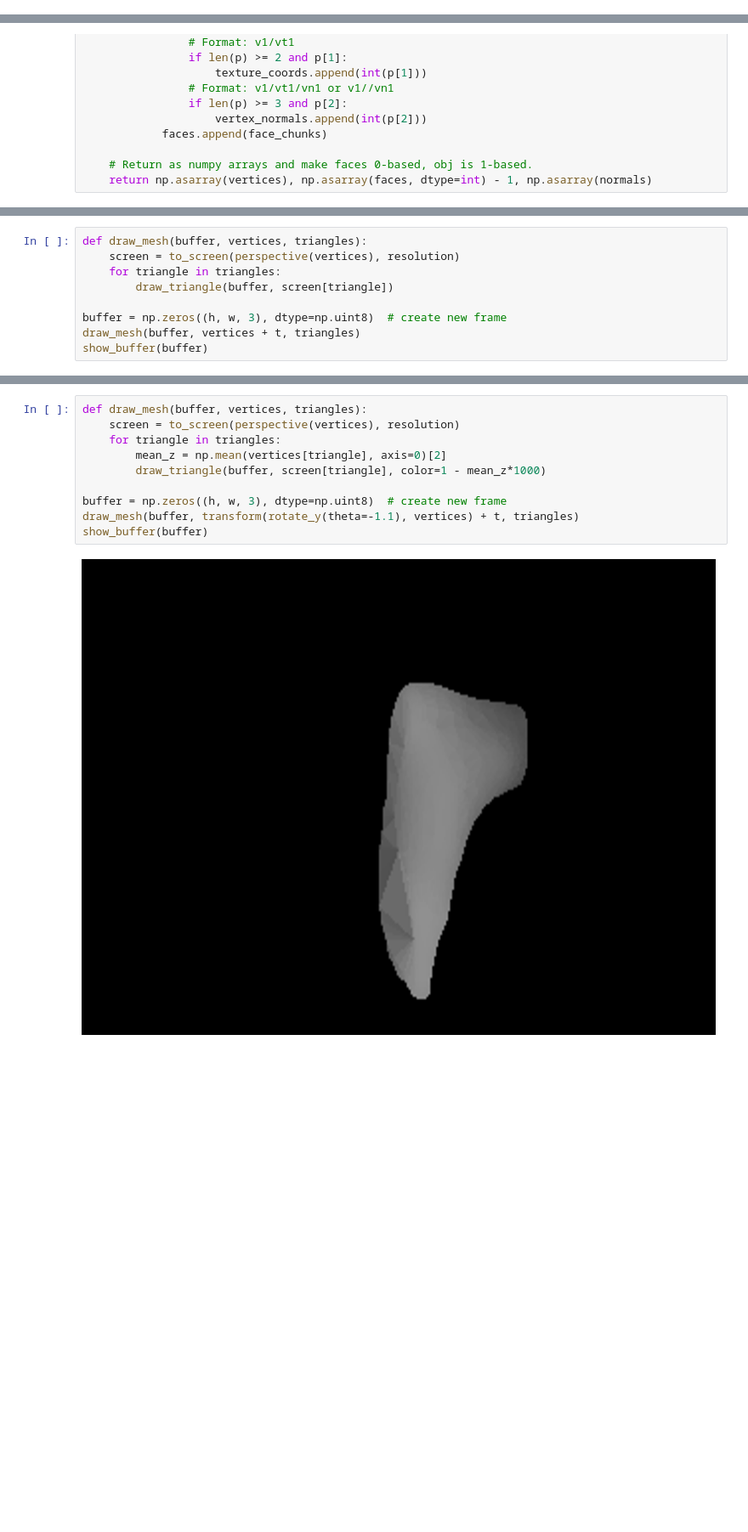
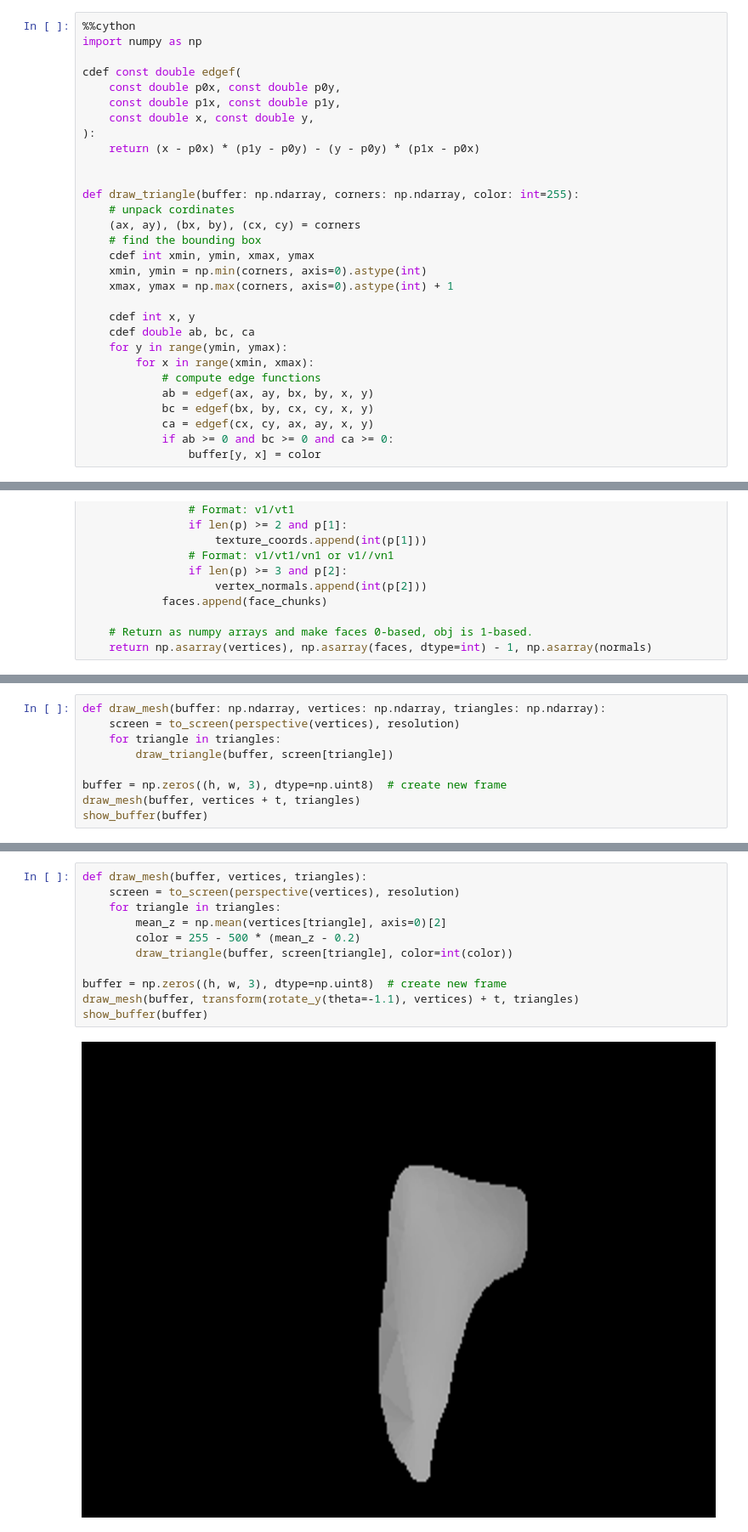
Before and after one commit to vidstige/cookie-talk-3d, a Jupyter notebook: rendering.ipynb, the cells around one changed output, grey strips where cells are left out. Shown at 85% size. Cells and saved outputs as stored; diff of their text form; blank space fills up the shorter version.

```diff
--- a/rendering.ipynb
+++ b/rendering.ipynb
@@ -246,0 +239,30 @@ show_buffer(buffer)
+# %%
+%%cython
+import numpy as np
+
+cdef const double edgef(
+    const double p0x, const double p0y,
+    const double p1x, const double p1y,
+    const double x, const double y,
+):
+    return (x - p0x) * (p1y - p0y) - (y - p0y) * (p1x - p0x)
+
+
+def draw_triangle(buffer: np.ndarray, corners: np.ndarray, color: int=255):
+    # unpack cordinates
+    (ax, ay), (bx, by), (cx, cy) = corners
+    # find the bounding box
+    cdef int xmin, ymin, xmax, ymax
+    xmin, ymin = np.min(corners, axis=0).astype(int)
+    xmax, ymax = np.max(corners, axis=0).astype(int) + 1
+
+    cdef int x, y
+    cdef double ab, bc, ca
+    for y in range(ymin, ymax):
+        for x in range(xmin, xmax):
+            # compute edge functions
+            ab = edgef(ax, ay, bx, by, x, y)
+            bc = edgef(bx, by, cx, cy, x, y)
+            ca = edgef(cx, cy, ax, ay, x, y)
+            if ab >= 0 and bc >= 0 and ca >= 0:
+                buffer[y, x] = color
@@ -325,7 +354,7 @@ display_gif(frames, framerate=1/30, width=512)
 # %% [output]
 [interactive output not drawn]
 # %%
-def draw_mesh(buffer, vertices, triangles):
+def draw_mesh(buffer: np.ndarray, vertices: np.ndarray, triangles: np.ndarray):
     screen = to_screen(perspective(vertices), resolution)
     for triangle in triangles:
         draw_triangle(buffer, screen[triangle])
@@ -338,15 +367,16 @@ show_buffer(buffer)
 # %%
 def draw_mesh(buffer, vertices, triangles):
     screen = to_screen(perspective(vertices), resolution)
     for triangle in triangles:
         mean_z = np.mean(vertices[triangle], axis=0)[2]
-        draw_triangle(buffer, screen[triangle], color=1 - mean_z*1000)
+        color = 255 - 500 * (mean_z - 0.2)
+        draw_triangle(buffer, screen[triangle], color=int(color))
 
 buffer = np.zeros((h, w, 3), dtype=np.uint8)  # create new frame
 draw_mesh(buffer, transform(rotate_y(theta=-1.1), vertices) + t, triangles)
 show_buffer(buffer)
 # %% [output]
-[figure, old version]
+[figure, new version]
 # %%
 %%time
 def draw_frame(vertices, triangles):
```
Also changed, not shown: parts of 12 cells of this notebook.
